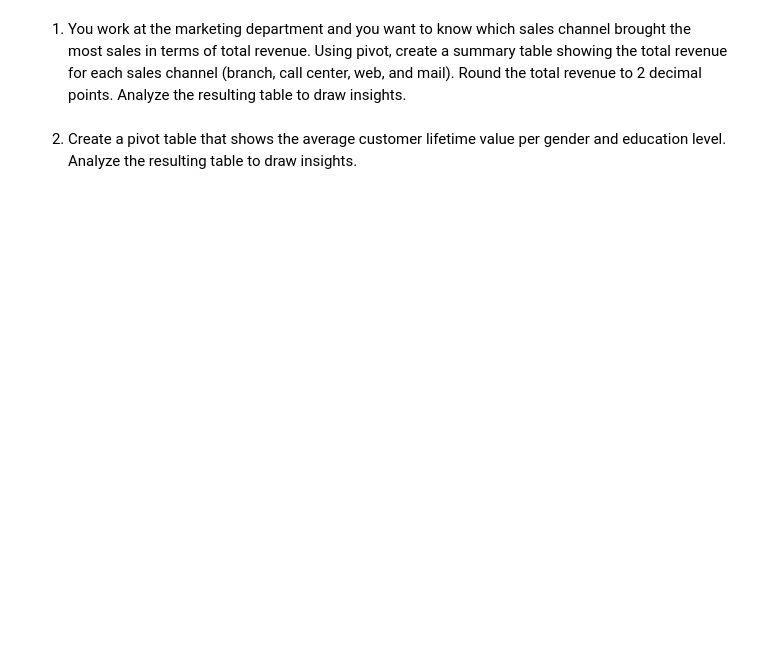
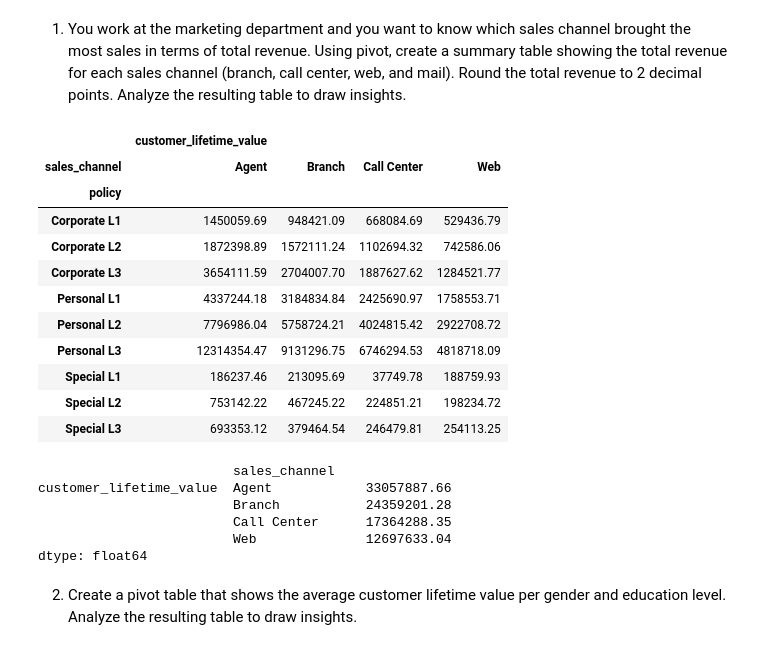
Before and after one commit to chandlershortlidge/lab-dw-data-structuring-and-combining, a Jupyter notebook: lab-dw-data-structuring-and-combining.ipynb, the cells around one changed output. Saved outputs shown, nothing was run; the diff lists cells and outputs as text; code cells hidden in the pictures; blank space fills up the shorter version.

```diff
--- a/lab-dw-data-structuring-and-combining.ipynb
+++ b/lab-dw-data-structuring-and-combining.ipynb
@@ -168,5 +207,33 @@ This dataset contains information such as customer demographics, policy details,
 # %% [markdown]
 1. You work at the marketing department and you want to know which sales channel brought the most sales in terms of total revenue. Using pivot, create a summary table showing the total revenue for each sales channel (branch, call center, web, and mail).
 Round the total revenue to 2 decimal points.  Analyze the resulting table to draw insights.
+# %%
+# pivot_df = df.pivot_table(index='sales_channel', columns='year', values=['GDP'], aggfunc='sum')
+pivot_df = ca_clean.pivot_table(index="policy", columns="sales_channel", values=["customer_lifetime_value"], aggfunc='sum')
+pivot_df
+# %% [output]
+|  | customer_lifetime_value |  |  |  |
+| sales_channel | Agent | Branch | Call Center | Web |
+| policy |  |  |  |  |
+| Corporate L1 | 1450059.69 | 948421.09 | 668084.69 | 529436.79 |
+| Corporate L2 | 1872398.89 | 1572111.24 | 1102694.32 | 742586.06 |
+| Corporate L3 | 3654111.59 | 2704007.70 | 1887627.62 | 1284521.77 |
+| Personal L1 | 4337244.18 | 3184834.84 | 2425690.97 | 1758553.71 |
+| Personal L2 | 7796986.04 | 5758724.21 | 4024815.42 | 2922708.72 |
+| Personal L3 | 12314354.47 | 9131296.75 | 6746294.53 | 4818718.09 |
+| Special L1 | 186237.46 | 213095.69 | 37749.78 | 188759.93 |
+| Special L2 | 753142.22 | 467245.22 | 224851.21 | 198234.72 |
+| Special L3 | 693353.12 | 379464.54 | 246479.81 | 254113.25 |
+# %%
+pivot_df.sum()
+
+# using sum, we can clearluy see that agents make the most sales across all sales channels, followed by branch, call center, and finally, online.
+# %% [output]
+                         sales_channel
+customer_lifetime_value  Agent            33057887.66
+                         Branch           24359201.28
+                         Call Center      17364288.35
+                         Web              12697633.04
+dtype: float64
 # %% [markdown]
 2. Create a pivot table that shows the average customer lifetime value per gender and education level. Analyze the resulting table to draw insights.
```
Also changed, not shown: parts of 8 cells of this notebook.
